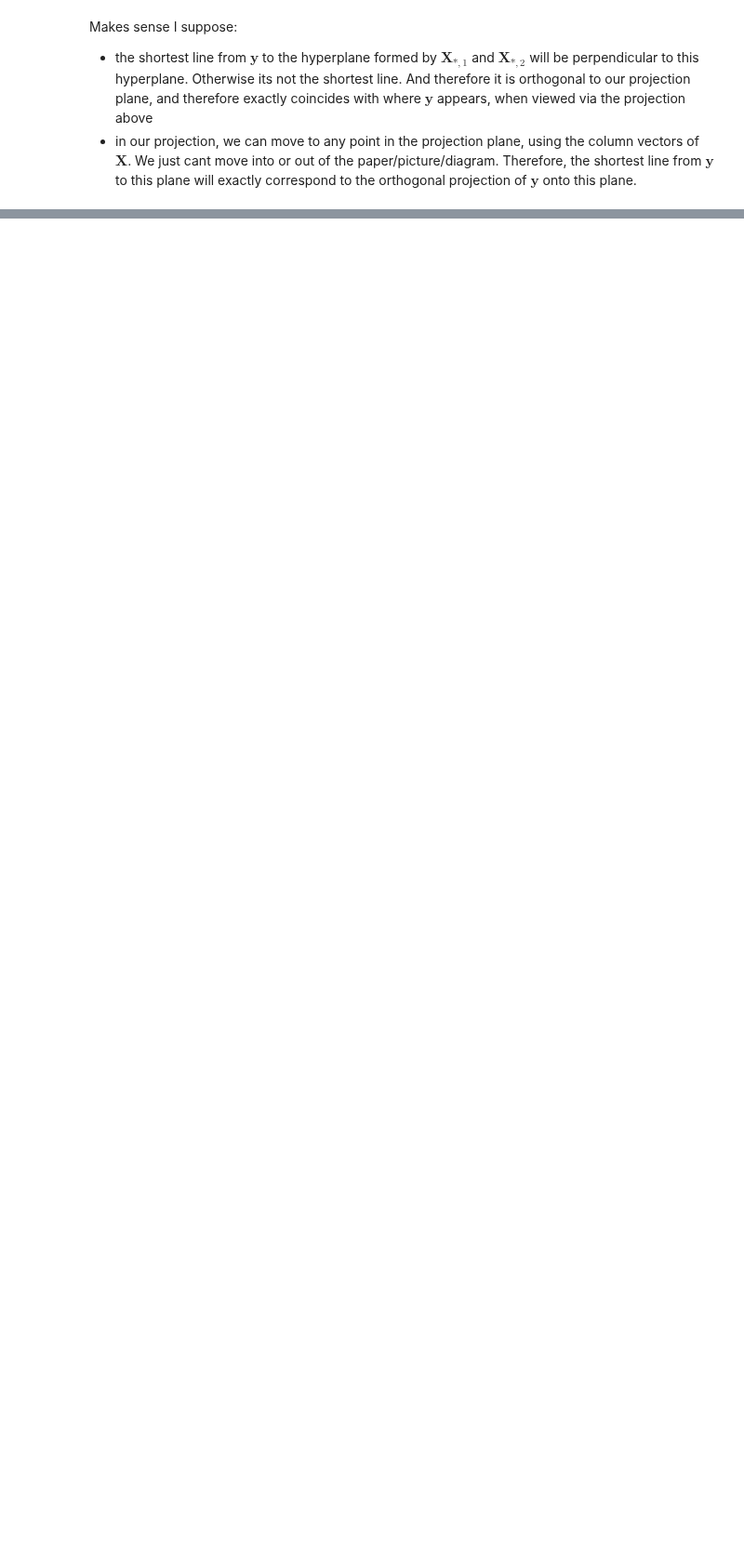
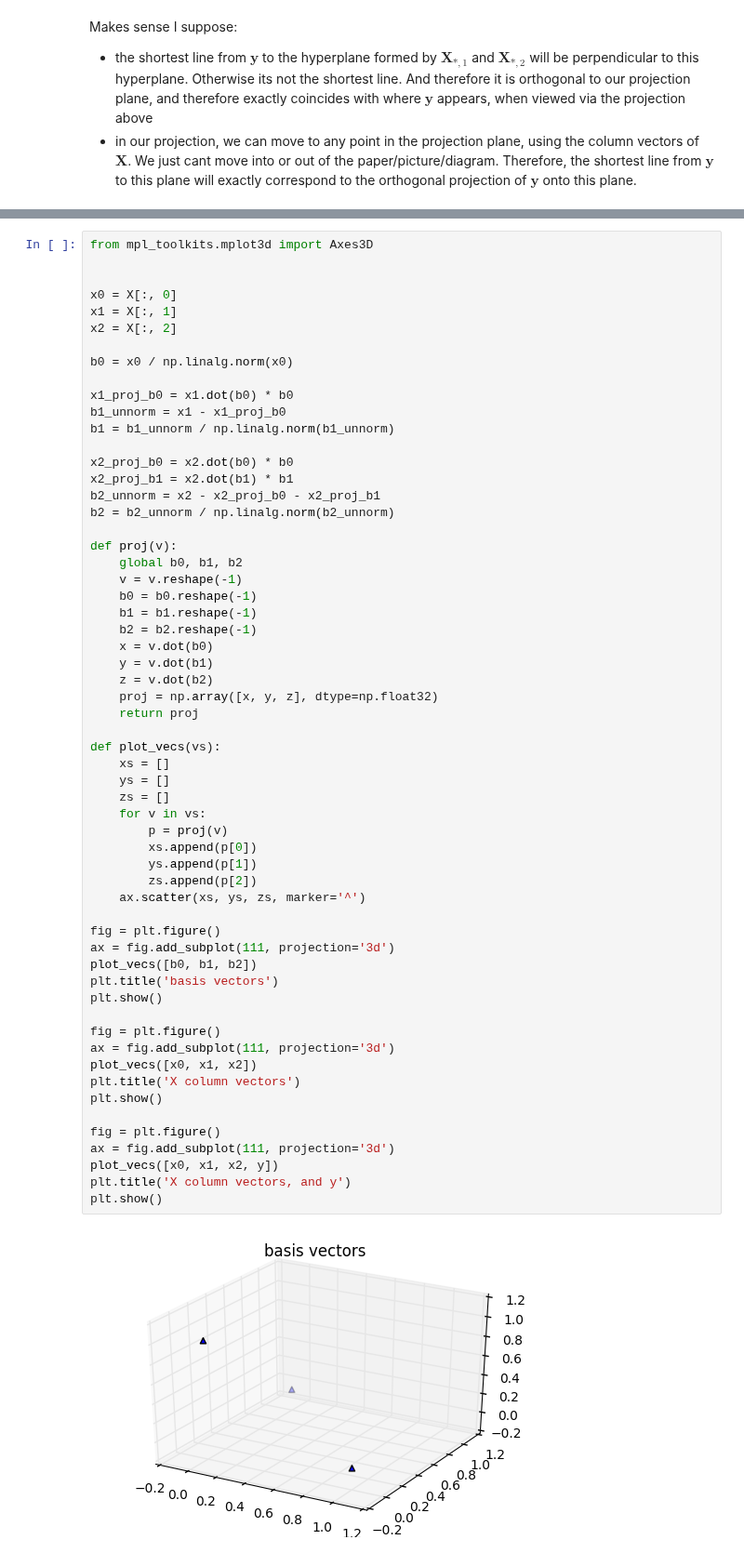
Before and after one commit to hughperkins/selfstudy-IBP, a Jupyter notebook: maths/wiki_linearleastsquares.ipynb, the cells around one changed output, grey strips where cells are left out. Shown at 93% size. Cells and saved outputs as stored; diff of their text form; blank space fills up the shorter version.

Commit message:
3d projection

```diff
--- a/maths/wiki_linearleastsquares.ipynb
+++ b/maths/wiki_linearleastsquares.ipynb
@@ -695,0 +732,61 @@ Makes sense I suppose:
+# %%
+from mpl_toolkits.mplot3d import Axes3D
+
+
+x0 = X[:, 0]
+x1 = X[:, 1]
+x2 = X[:, 2]
+
+b0 = x0 / np.linalg.norm(x0)
+
+x1_proj_b0 = x1.dot(b0) * b0
+b1_unnorm = x1 - x1_proj_b0
+b1 = b1_unnorm / np.linalg.norm(b1_unnorm)
+
+x2_proj_b0 = x2.dot(b0) * b0
+x2_proj_b1 = x2.dot(b1) * b1
+b2_unnorm = x2 - x2_proj_b0 - x2_proj_b1
+b2 = b2_unnorm / np.linalg.norm(b2_unnorm)
+
+def proj(v):
+    global b0, b1, b2
+    v = v.reshape(-1)
+    b0 = b0.reshape(-1)
+    b1 = b1.reshape(-1)
+    b2 = b2.reshape(-1)
+    x = v.dot(b0)
+    y = v.dot(b1)
+    z = v.dot(b2)
+    proj = np.array([x, y, z], dtype=np.float32)
+    return proj
+
+def plot_vecs(vs):
+    xs = []
+    ys = []
+    zs = []
+    for v in vs:
+        p = proj(v)
+        xs.append(p[0])
+        ys.append(p[1])
+        zs.append(p[2])
+    ax.scatter(xs, ys, zs, marker='^')
+
+fig = plt.figure()
+ax = fig.add_subplot(111, projection='3d')
+plot_vecs([b0, b1, b2])
+plt.title('basis vectors')
+plt.show()
+
+fig = plt.figure()
+ax = fig.add_subplot(111, projection='3d')
+plot_vecs([x0, x1, x2])
+plt.title('X column vectors')
+plt.show()
+
+fig = plt.figure()
+ax = fig.add_subplot(111, projection='3d')
+plot_vecs([x0, x1, x2, y])
+plt.title('X column vectors, and y')
+plt.show()
+# %% [output]
+[figure, added]
```
Also changed, not shown: parts of 6 cells of this notebook.
